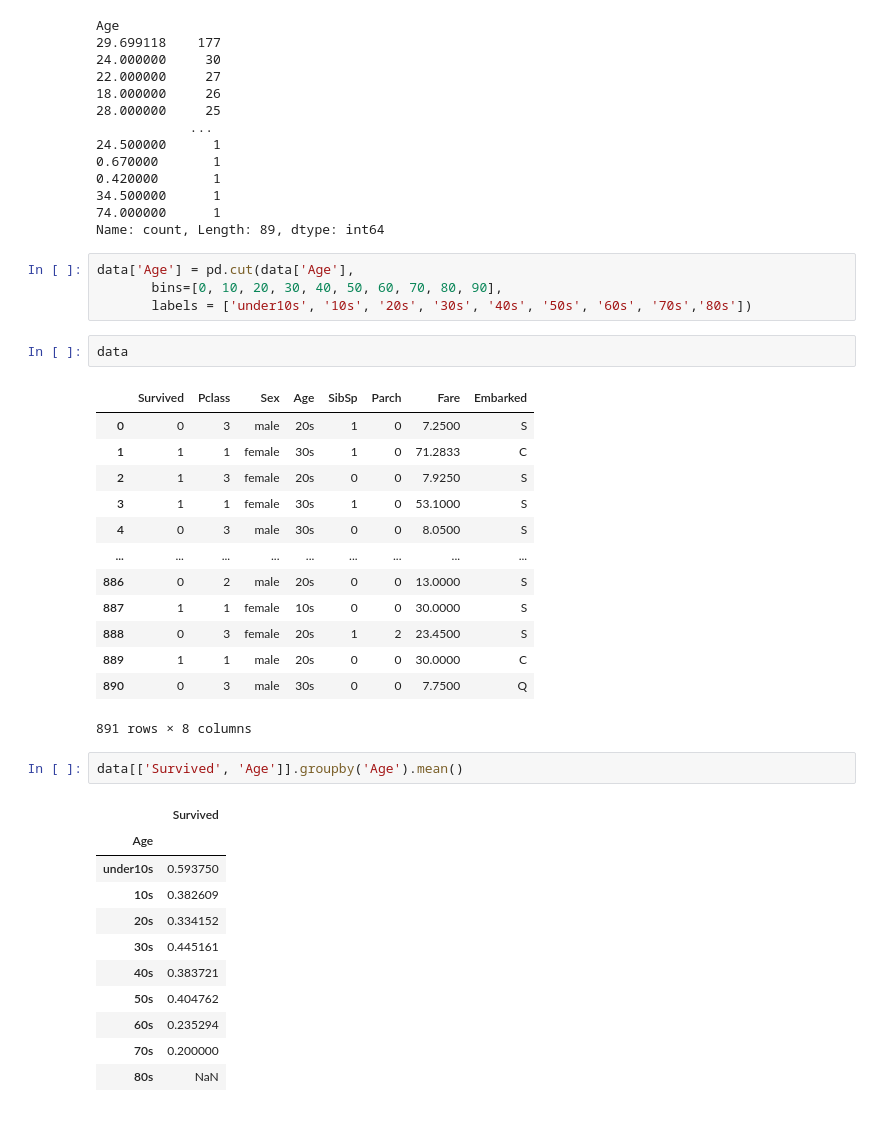
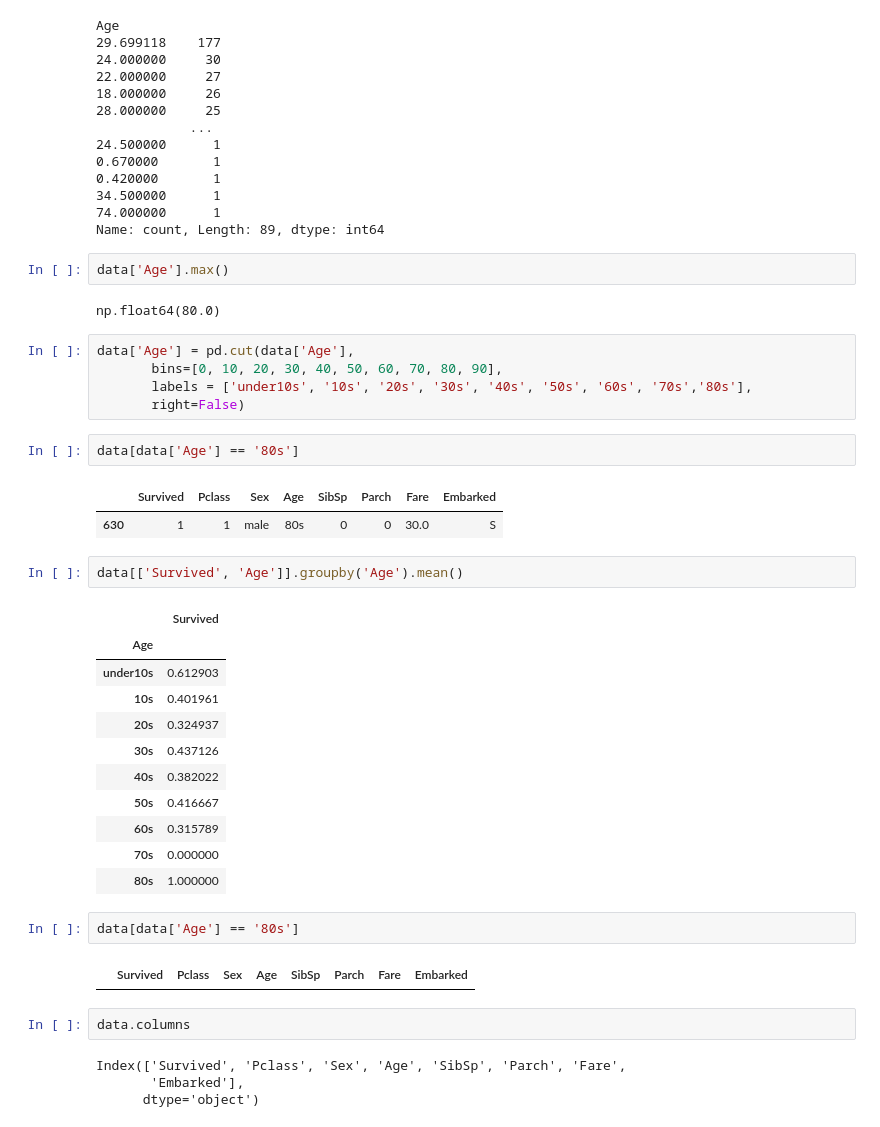
Before and after one commit to haram4th/finech, a Jupyter notebook: 05machine_learning/08지도학습_분류분석_의사결정나무.ipynb, the cells around one changed output. Drawn from its saved outputs; the diff is of its cells as text.

```diff
--- a/05machine_learning/08지도학습_분류분석_의사결정나무.ipynb
+++ b/05machine_learning/08지도학습_분류분석_의사결정나무.ipynb
@@ -579,37 +579,41 @@ Age
 34.500000      1
 74.000000      1
 Name: count, Length: 89, dtype: int64
+# %%
+data['Age'].max()
+# %% [output]
+np.float64(80.0)
 # %%
 data['Age'] = pd.cut(data['Age'],
        bins=[0, 10, 20, 30, 40, 50, 60, 70, 80, 90],
-       labels = ['under10s', '10s', '20s', '30s', '40s', '50s', '60s', '70s','80s'])
+       labels = ['under10s', '10s', '20s', '30s', '40s', '50s', '60s', '70s','80s'],
+       right=False)
 # %%
-data
+data[data['Age'] == '80s']
 # %% [output]
 |  | Survived | Pclass | Sex | Age | SibSp | Parch | Fare | Embarked |
-| 0 | 0 | 3 | male | 20s | 1 | 0 | 7.2500 | S |
-| 1 | 1 | 1 | female | 30s | 1 | 0 | 71.2833 | C |
-| 2 | 1 | 3 | female | 20s | 0 | 0 | 7.9250 | S |
-| 3 | 1 | 1 | female | 30s | 1 | 0 | 53.1000 | S |
-| 4 | 0 | 3 | male | 30s | 0 | 0 | 8.0500 | S |
-| ... | ... | ... | ... | ... | ... | ... | ... | ... |
-| 886 | 0 | 2 | male | 20s | 0 | 0 | 13.0000 | S |
-| 887 | 1 | 1 | female | 10s | 0 | 0 | 30.0000 | S |
-| 888 | 0 | 3 | female | 20s | 1 | 2 | 23.4500 | S |
-| 889 | 1 | 1 | male | 20s | 0 | 0 | 30.0000 | C |
-| 890 | 0 | 3 | male | 30s | 0 | 0 | 7.7500 | Q |
+| 630 | 1 | 1 | male | 80s | 0 | 0 | 30.0 | S |
-891 rows × 8 columns
 # %%
 data[['Survived', 'Age']].groupby('Age').mean()
 # %% [output]
 |  | Survived |
 | Age |  |
-| under10s | 0.593750 |
-| 10s | 0.382609 |
-| 20s | 0.334152 |
-| 30s | 0.445161 |
-| 40s | 0.383721 |
-| 50s | 0.404762 |
-| 60s | 0.235294 |
-| 70s | 0.200000 |
-| 80s | NaN |
+| under10s | 0.612903 |
+| 10s | 0.401961 |
+| 20s | 0.324937 |
+| 30s | 0.437126 |
+| 40s | 0.382022 |
+| 50s | 0.416667 |
+| 60s | 0.315789 |
+| 70s | 0.000000 |
+| 80s | 1.000000 |
+# %%
+data[data['Age'] == '80s']
+# %% [output]
+|  | Survived | Pclass | Sex | Age | SibSp | Parch | Fare | Embarked |
+# %%
+data.columns
+# %% [output]
+Index(['Survived', 'Pclass', 'Sex', 'Age', 'SibSp', 'Parch', 'Fare',
+       'Embarked'],
+      dtype='object')
```
Also changed, not shown: parts of 23 cells of this notebook, 2 other files.
